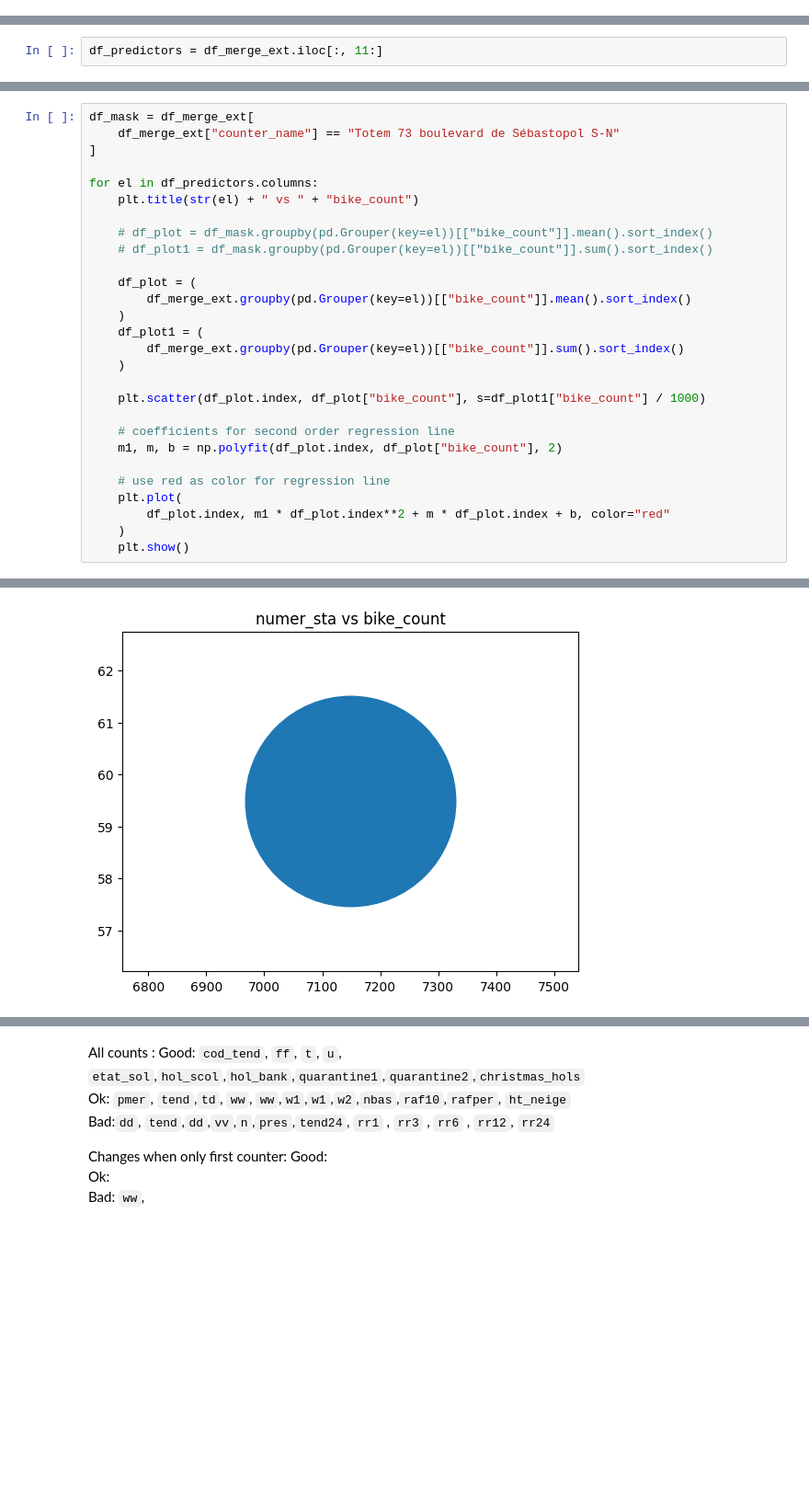
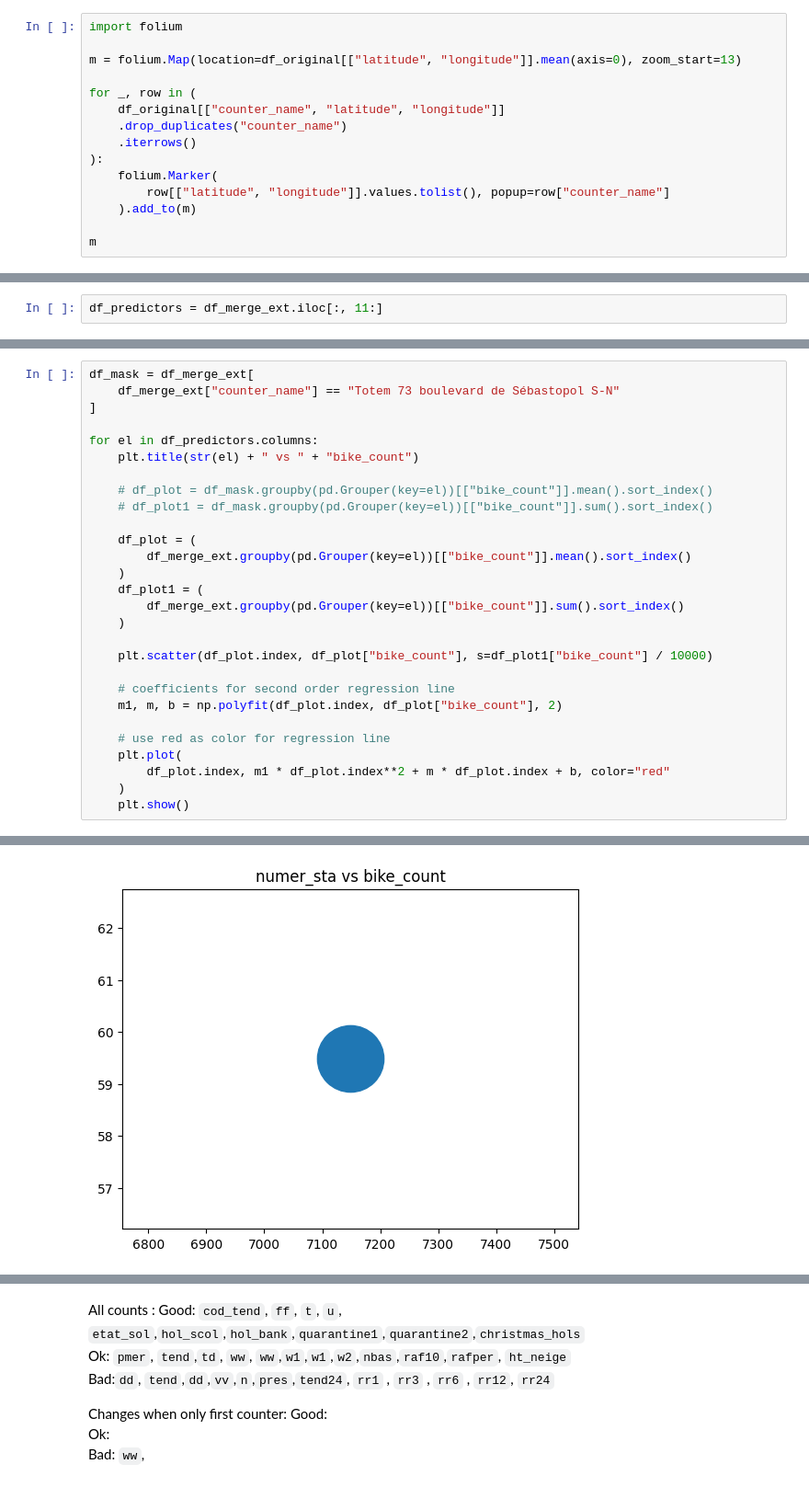
Before and after one commit to mat10599/bike_counters, a Jupyter notebook: final_notebook.ipynb, the cells around one changed output, grey strips where cells are left out. Shown at 92% size. Cells and saved outputs as stored; diff of their text form; blank space fills up the shorter version.

```diff
--- a/final_notebook.ipynb
+++ b/final_notebook.ipynb
@@ -79,3 +94,18 @@ df_original.describe()
 There are 455 163 observations in the training data set and 9 predictor variables. However some of them like `site_name` and `site_id`, or `counter_name` and `counter_id` are redundant and both should not be included in the model. Also,  `site_id` is an int so we should remember it is a categorical variable if we want to use it in our model. <br>
 Finally, there are no missing values.
 Let us now perform the merge and check how is the df.
+# %%
+import folium
+
+m = folium.Map(location=df_original[["latitude", "longitude"]].mean(axis=0), zoom_start=13)
+
+for _, row in (
+    df_original[["counter_name", "latitude", "longitude"]]
+    .drop_duplicates("counter_name")
+    .iterrows()
+):
+    folium.Marker(
+        row[["latitude", "longitude"]].values.tolist(), popup=row["counter_name"]
+    ).add_to(m)
+
+m
@@ -391,7 +441,7 @@ for el in df_predictors.columns:
         df_merge_ext.groupby(pd.Grouper(key=el))[["bike_count"]].sum().sort_index()
     )
 
-    plt.scatter(df_plot.index, df_plot["bike_count"], s=df_plot1["bike_count"] / 1000)
+    plt.scatter(df_plot.index, df_plot["bike_count"], s=df_plot1["bike_count"] / 10000)
 
     # coefficients for second order regression line
     m1, m, b = np.polyfit(df_plot.index, df_plot["bike_count"], 2)
@@ -406 +456 @@ for el in df_predictors.columns:
-[figure, old version]
+[figure, new version]
```
Also changed, not shown: parts of 57 cells of this notebook, 10 other files.
